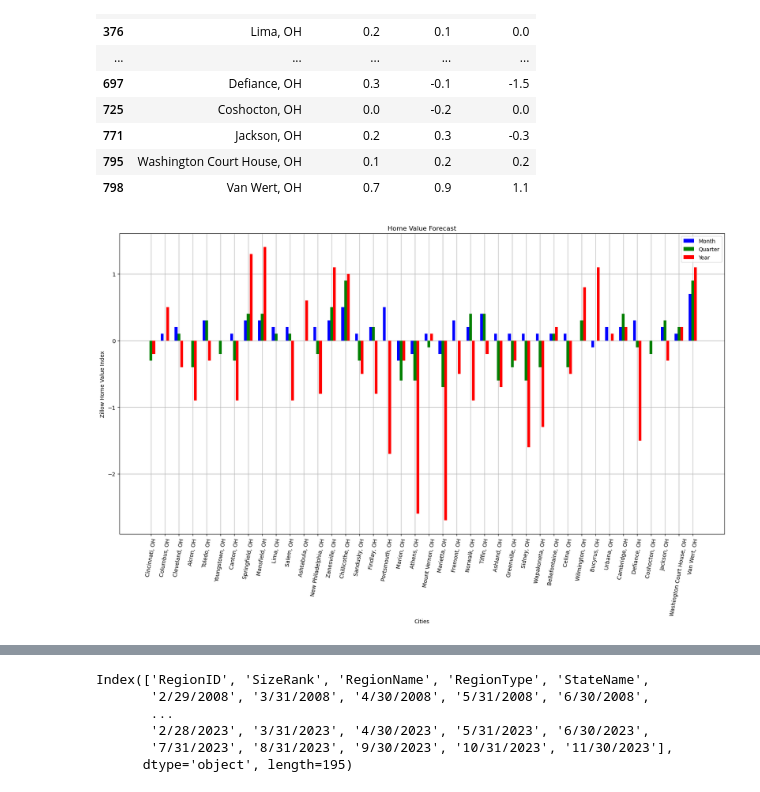
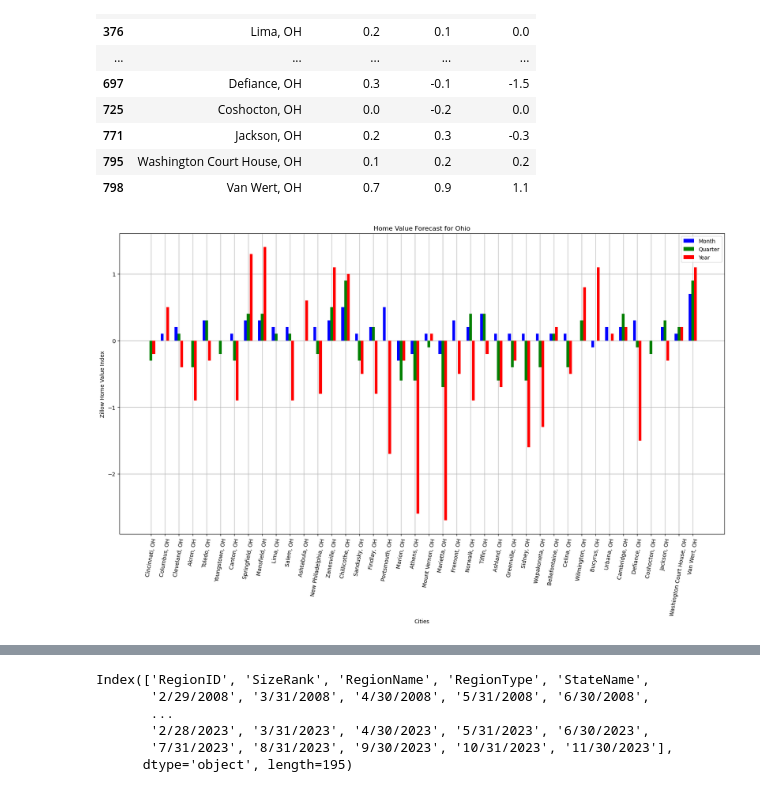
Before and after one commit to McKala1/Project-1, a Jupyter notebook: OSU_AI_Project_1.ipynb, the cells around one changed output, grey strips where cells are left out. Cells and saved outputs as stored; diff of their text form; code cells hidden in the pictures.

```diff
--- a/OSU_AI_Project_1.ipynb
+++ b/OSU_AI_Project_1.ipynb
@@ -136,28 +136,28 @@ display(hvf_oh)
 # %%
 # Adjusting the size of the graph
 plt.subplots(figsize=(20,10))
 
 # Create bar graph
 x_axis = np.arange(len(hvf_oh['12/31/2023']))
 plt.bar(x_axis-0.2, hvf_oh['12/31/2023'], color="b", align="center", width=0.2, zorder = 3, label="Month")
 plt.bar(x_axis, hvf_oh['2/29/2024'], color="g", align="center", width=0.2, zorder = 3, label="Quarter")
 plt.bar(x_axis+0.2, hvf_oh['11/30/2024'], color="r", align="center", width=0.2, zorder = 3, label="Year")
 tick_locations = [value for value in x_axis]
 plt.xticks(tick_locations, hvf_oh['RegionName'], rotation=80)
 
 # Putting in grid lines
 plt.grid(zorder=0)
 
 # Set labels and title
-plt.title("Home Value Forecast")
+plt.title("Home Value Forecast for Ohio")
 plt.xlabel("Cities")
 plt.ylabel("Zillow Home Value Index")
 plt.legend(loc="best")
 
 # Display the plot
 plt.show()
 # %% [output]
-[figure, old version]
+[figure, new version]
 # %%
 # Filtering the dataframe to just have data for Cincinnati
 hvf_cincinnati = hvf_oh.loc[hvf_oh['RegionName'] == "Cincinnati, OH"]
```
Also changed, not shown: parts of 1 cell of this notebook.
